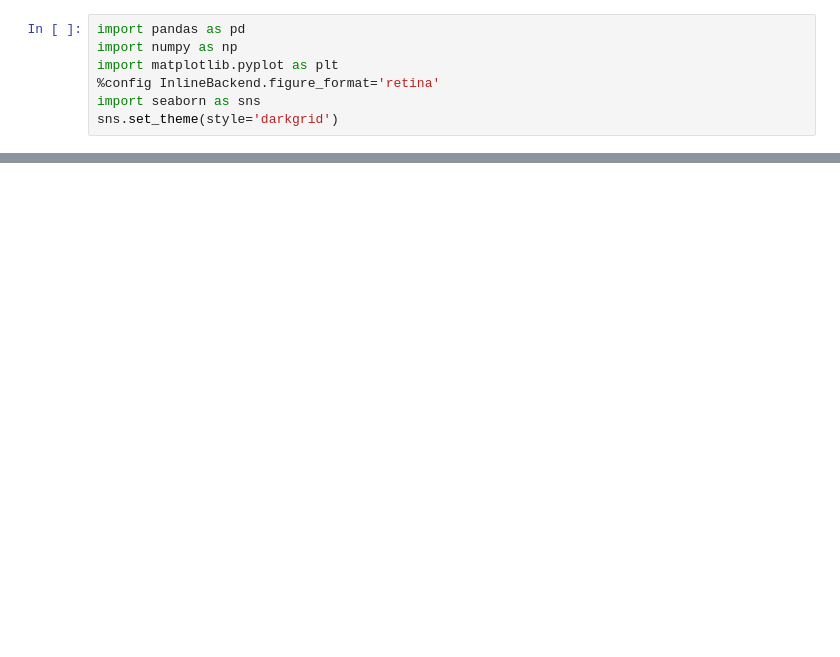
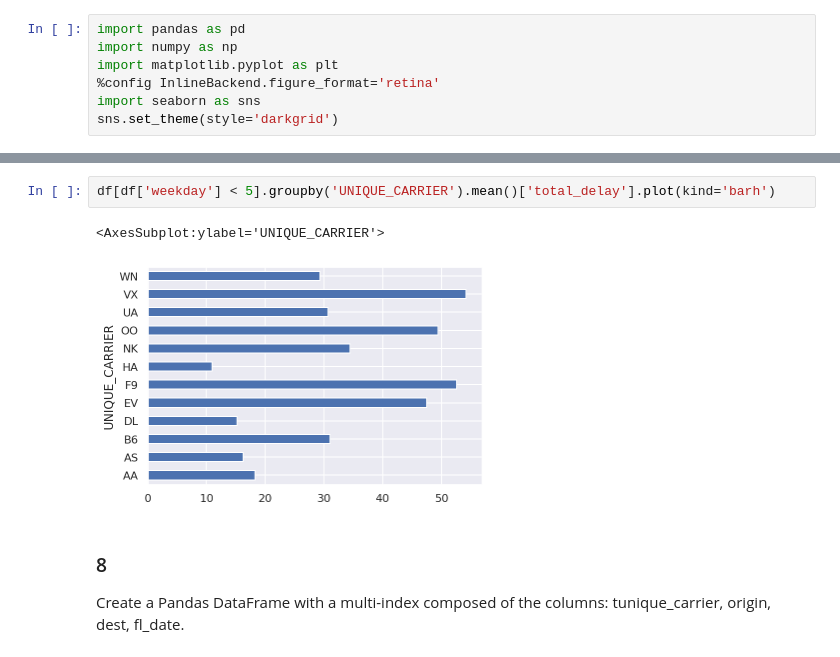
Before and after one commit to mrandri19/polito2020-data-science-lab, a Jupyter notebook: Lab5/Lab5es2.ipynb, the cells around one changed output, grey strips where cells are left out. Drawn from its saved outputs; the diff is of its cells as text; blank space fills up the shorter version.

```diff
--- a/Lab5/Lab5es2.ipynb
+++ b/Lab5/Lab5es2.ipynb
@@ -43,0 +108,10 @@ dtype: object
+# %%
+df[df['weekday'] < 5].groupby('UNIQUE_CARRIER').mean()['total_delay'].plot(kind='barh')
+# %% [output]
+<AxesSubplot:ylabel='UNIQUE_CARRIER'>
+[figure, added]
+# %% [markdown]
+### 8
+
+Create a Pandas DataFrame with a multi-index composed of the columns: tunique_carrier, origin,
+dest, fl_date.
```
Also changed, not shown: parts of 32 cells of this notebook.
